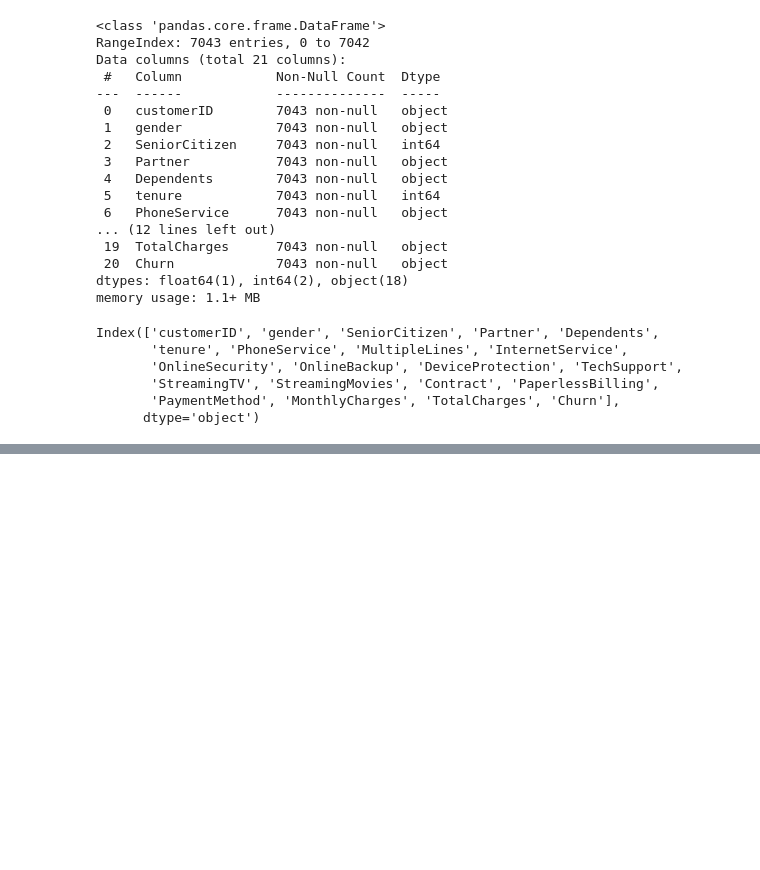
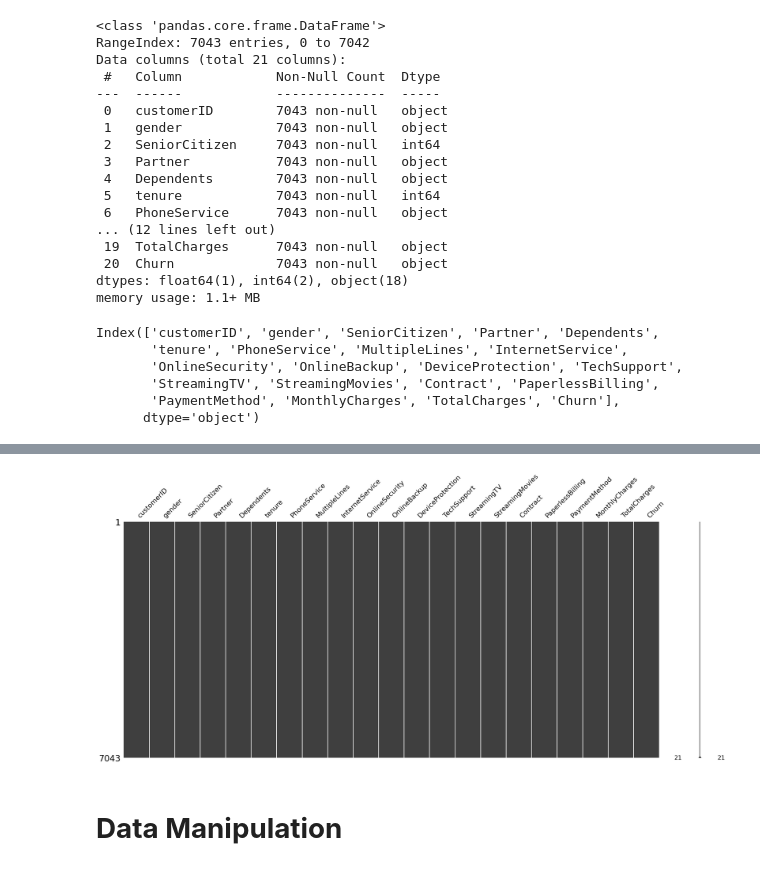
Before and after one commit to HMy2912/4ever18, a Jupyter notebook: Week 3/W3-D1.ipynb, the cells around one changed output, grey strips where cells are left out. Drawn from its saved outputs; the diff is of its cells as text; code cells hidden in the pictures; blank space fills up the shorter version.

```diff
--- a/Week 3/W3-D1.ipynb
+++ b/Week 3/W3-D1.ipynb
@@ -86,0 +104,7 @@ df.describe()
+# %%
+# Visualize missing values as a matrix
+msno.matrix(df);
+# %% [output]
+[figure, added]
+# %% [markdown]
+# **Data Manipulation**
```
Also changed, not shown: parts of 43 cells of this notebook, 4 other files.
